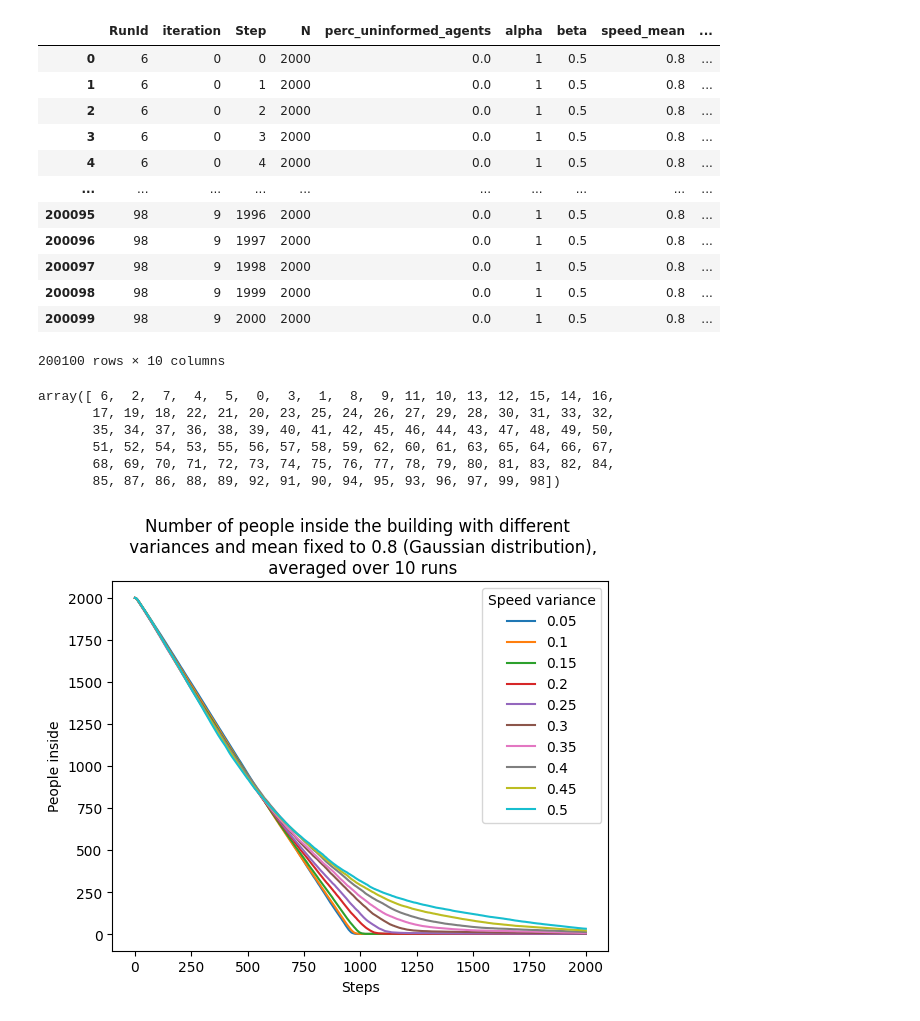
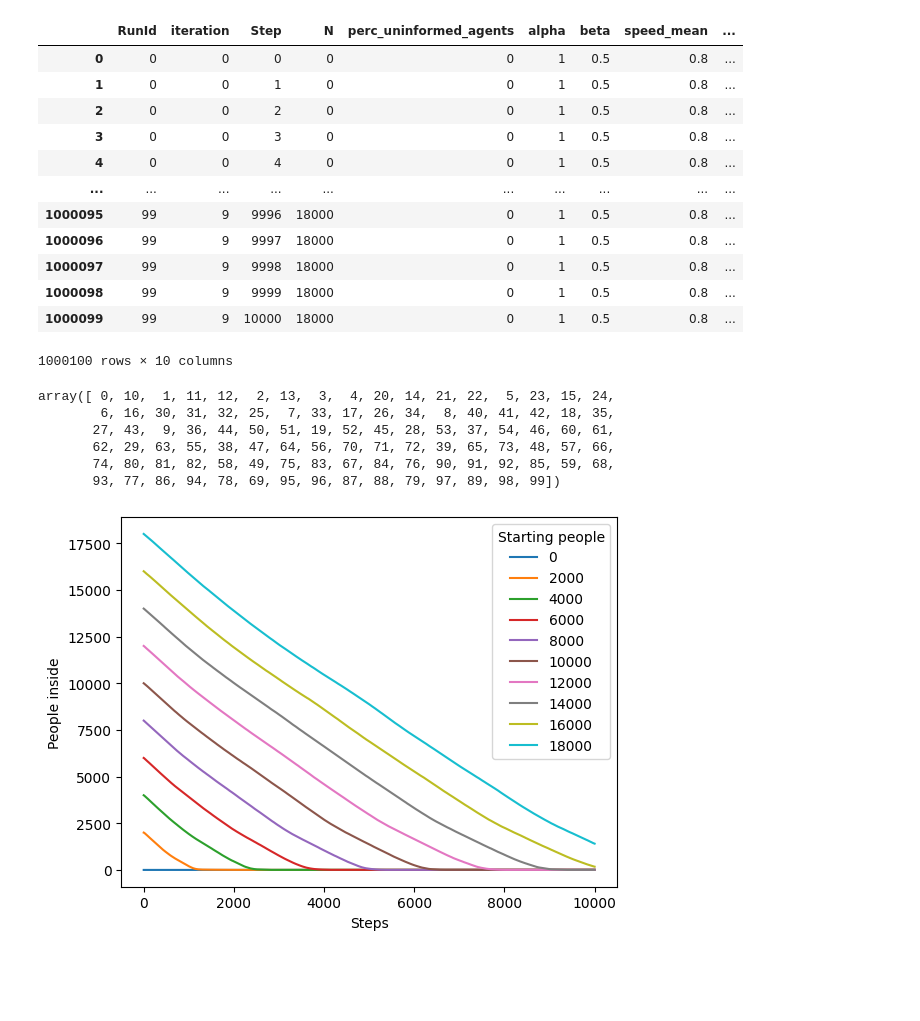
Before and after one commit to matteotolloso/crowd_evacuation, a Jupyter notebook: batch_runner.ipynb, the cells around one changed output. Drawn from its saved outputs; the diff is of its cells as text; code cells hidden in the pictures; blank space fills up the shorter version.

```diff
--- a/batch_runner.ipynb
+++ b/batch_runner.ipynb
@@ -2,17 +2,18 @@
 import mesa
 from model import BuildingModel
 import numpy as np
+import pickle
 
 ITERATIONS = 10
-MAX_STEPS = 2000
+MAX_STEPS = 10000
 
 params = {
-    "N": 2000,
-    "perc_uninformed_agents" : 0.00,
+    "N": range(0, 20000, 2000),
+    "perc_uninformed_agents" : 0,
     "alpha" : 1,
     "beta" : 0.5,
     "speed_mean" : 0.8,
-    "speed_variance" : 0.2,
+    "speed_variance" : 0.3,
 }
 
 
@@ -21,7 +22,7 @@ result = mesa.batch_run(
     parameters=params,
     iterations=ITERATIONS,
     max_steps=MAX_STEPS,
-    number_processes=8,
+    number_processes=12,
     data_collection_period=1,
     display_progress=True,
 )
@@ -49,31 +51,31 @@ result_df = pd.DataFrame(result)
 result_df
 # %% [output]
 |  | RunId | iteration | Step | N | perc_uninformed_agents | alpha | beta | speed_mean | ... |
-| 0 | 6 | 0 | 0 | 2000 | 0.0 | 1 | 0.5 | 0.8 | ... |
-| 1 | 6 | 0 | 1 | 2000 | 0.0 | 1 | 0.5 | 0.8 | ... |
-| 2 | 6 | 0 | 2 | 2000 | 0.0 | 1 | 0.5 | 0.8 | ... |
-| 3 | 6 | 0 | 3 | 2000 | 0.0 | 1 | 0.5 | 0.8 | ... |
-| 4 | 6 | 0 | 4 | 2000 | 0.0 | 1 | 0.5 | 0.8 | ... |
+| 0 | 0 | 0 | 0 | 0 | 0 | 1 | 0.5 | 0.8 | ... |
+| 1 | 0 | 0 | 1 | 0 | 0 | 1 | 0.5 | 0.8 | ... |
+| 2 | 0 | 0 | 2 | 0 | 0 | 1 | 0.5 | 0.8 | ... |
+| 3 | 0 | 0 | 3 | 0 | 0 | 1 | 0.5 | 0.8 | ... |
+| 4 | 0 | 0 | 4 | 0 | 0 | 1 | 0.5 | 0.8 | ... |
 | ... | ... | ... | ... | ... | ... | ... | ... | ... | ... |
-| 200095 | 98 | 9 | 1996 | 2000 | 0.0 | 1 | 0.5 | 0.8 | ... |
-| 200096 | 98 | 9 | 1997 | 2000 | 0.0 | 1 | 0.5 | 0.8 | ... |
-| 200097 | 98 | 9 | 1998 | 2000 | 0.0 | 1 | 0.5 | 0.8 | ... |
-| 200098 | 98 | 9 | 1999 | 2000 | 0.0 | 1 | 0.5 | 0.8 | ... |
-| 200099 | 98 | 9 | 2000 | 2000 | 0.0 | 1 | 0.5 | 0.8 | ... |
+| 1000095 | 99 | 9 | 9996 | 18000 | 0 | 1 | 0.5 | 0.8 | ... |
+| 1000096 | 99 | 9 | 9997 | 18000 | 0 | 1 | 0.5 | 0.8 | ... |
+| 1000097 | 99 | 9 | 9998 | 18000 | 0 | 1 | 0.5 | 0.8 | ... |
+| 1000098 | 99 | 9 | 9999 | 18000 | 0 | 1 | 0.5 | 0.8 | ... |
+| 1000099 | 99 | 9 | 10000 | 18000 | 0 | 1 | 0.5 | 0.8 | ... |
-200100 rows × 10 columns
+1000100 rows × 10 columns
 # %%
 result_df['RunId'].unique()
 # %% [output]
-array([ 6,  2,  7,  4,  5,  0,  3,  1,  8,  9, 11, 10, 13, 12, 15, 14, 16,
-       17, 19, 18, 22, 21, 20, 23, 25, 24, 26, 27, 29, 28, 30, 31, 33, 32,
-       35, 34, 37, 36, 38, 39, 40, 41, 42, 45, 46, 44, 43, 47, 48, 49, 50,
-       51, 52, 54, 53, 55, 56, 57, 58, 59, 62, 60, 61, 63, 65, 64, 66, 67,
-       68, 69, 70, 71, 72, 73, 74, 75, 76, 77, 78, 79, 80, 81, 83, 82, 84,
-       85, 87, 86, 88, 89, 92, 91, 90, 94, 95, 93, 96, 97, 99, 98])
+array([ 0, 10,  1, 11, 12,  2, 13,  3,  4, 20, 14, 21, 22,  5, 23, 15, 24,
+        6, 16, 30, 31, 32, 25,  7, 33, 17, 26, 34,  8, 40, 41, 42, 18, 35,
+       27, 43,  9, 36, 44, 50, 51, 19, 52, 45, 28, 53, 37, 54, 46, 60, 61,
+       62, 29, 63, 55, 38, 47, 64, 56, 70, 71, 72, 39, 65, 73, 48, 57, 66,
+       74, 80, 81, 82, 58, 49, 75, 83, 67, 84, 76, 90, 91, 92, 85, 59, 68,
+       93, 77, 86, 94, 78, 69, 95, 96, 87, 88, 79, 97, 89, 98, 99])
 # %%
-def get_active_agents_mean(df, speed_variance):
+def get_active_agents_mean(df, N):
 
-    df1 = df[ np.abs(df.speed_variance - speed_variance) < 1e-4]
+    df1 = df[ df.N == N]
 
     active_agents_mean = np.zeros(MAX_STEPS + 1)
 
@@ -88,15 +90,15 @@ def get_active_agents_mean(df, speed_variance):
 # %%
 import matplotlib.pyplot as plt
 
-for i in params["speed_variance"]:
+for i in params["N"]:
     r = get_active_agents_mean(result_df, i)
-    plt.plot(r, label = str(i)[:4])
+    plt.plot(r, label = str(i)[:6])
 
 plt.xlabel("Steps")
 plt.ylabel("People inside")
-plt.title("Number of people inside the building with different \n variances and mean fixed to 0.8 (Gaussian distribution),\n averaged over 10 runs")
+# plt.title("Number of people inside the building with different \n variances and mean fixed to 0.8 (Gaussian distribution),\n averaged over 10 runs")
 
-plt.legend(title="Speed variance")
+plt.legend(title="Starting people")
 plt.show()
 # %% [output]
-[figure, old version]
+[figure, new version]
```
Also changed, not shown: parts of 1 cell of this notebook, 3 other files.
